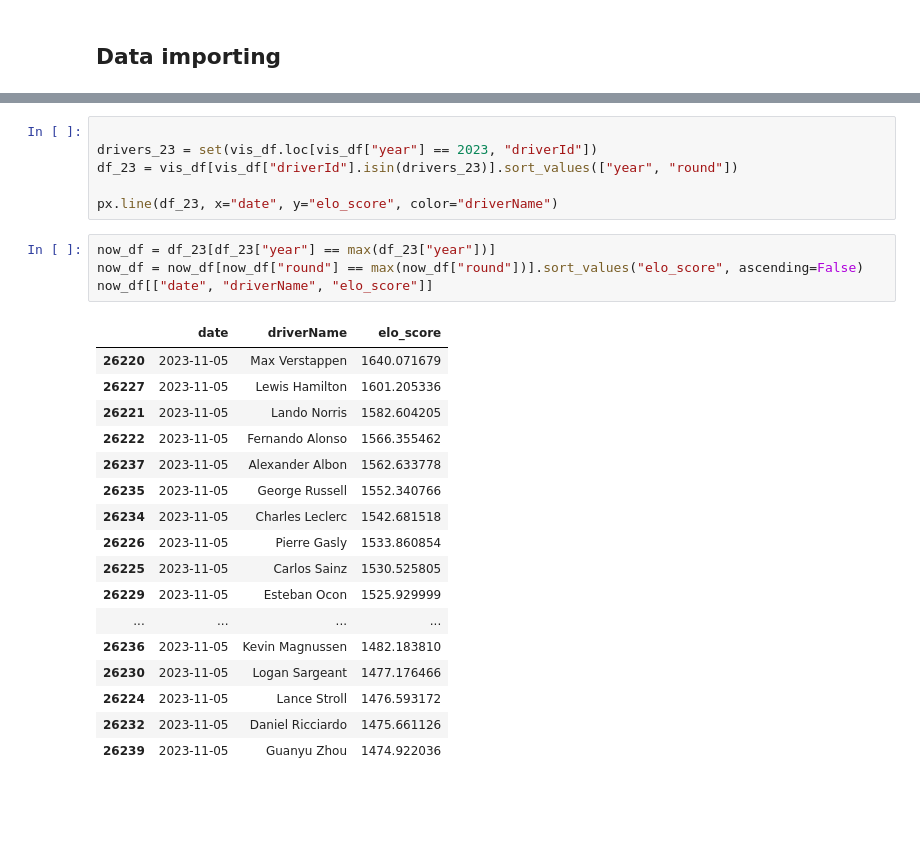
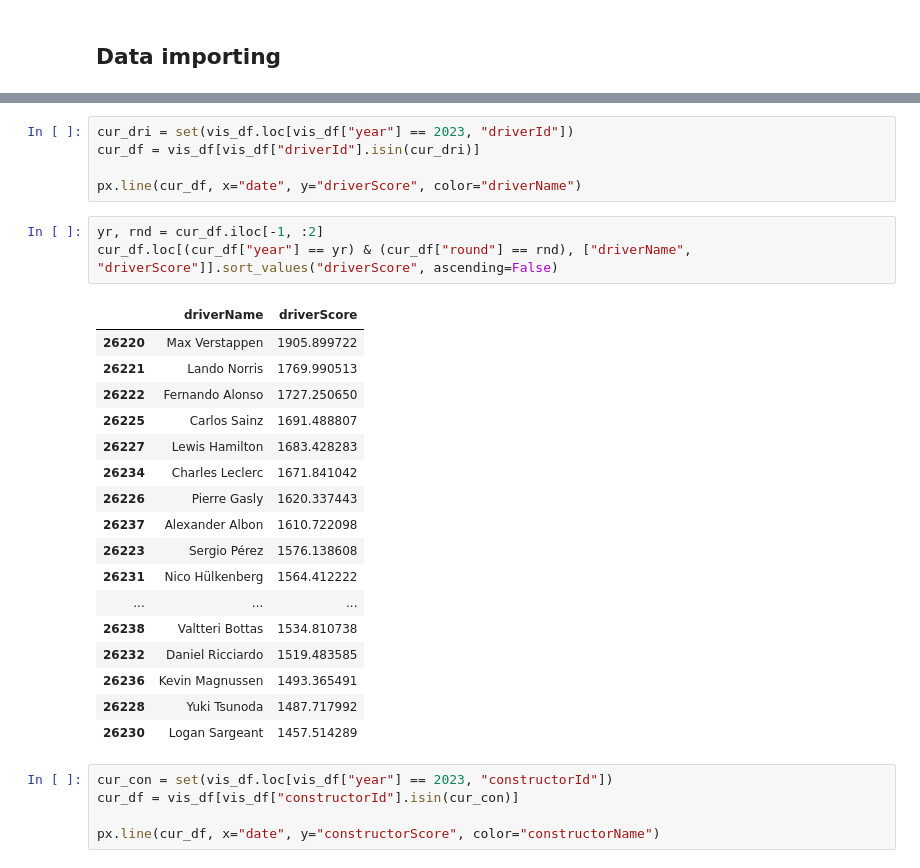
Before and after one commit to mwtmurphy/f1-rating-system, a Jupyter notebook: notebooks/prototyping.ipynb, the cells around one changed output, grey strips where cells are left out. Drawn from its saved outputs; the diff is of its cells as text; blank space fills up the shorter version.

```diff
--- a/notebooks/prototyping.ipynb
+++ b/notebooks/prototyping.ipynb
@@ -79,28 +39,31 @@ count_df
 # %%
+cur_dri = set(vis_df.loc[vis_df["year"] == 2023, "driverId"])
+cur_df = vis_df[vis_df["driverId"].isin(cur_dri)]
 
-drivers_23 = set(vis_df.loc[vis_df["year"] == 2023, "driverId"])
-df_23 = vis_df[vis_df["driverId"].isin(drivers_23)].sort_values(["year", "round"])
-
-px.line(df_23, x="date", y="elo_score", color="driverName")
+px.line(cur_df, x="date", y="driverScore", color="driverName")
-# %%
-now_df = df_23[df_23["year"] == max(df_23["year"])]
-now_df = now_df[now_df["round"] == max(now_df["round"])].sort_values("elo_score", ascending=False)
-now_df[["date", "driverName", "elo_score"]]
-# %% [output]
-|  | date | driverName | elo_score |
-| 26220 | 2023-11-05 | Max Verstappen | 1640.071679 |
-| 26227 | 2023-11-05 | Lewis Hamilton | 1601.205336 |
-| 26221 | 2023-11-05 | Lando Norris | 1582.604205 |
-| 26222 | 2023-11-05 | Fernando Alonso | 1566.355462 |
-| 26237 | 2023-11-05 | Alexander Albon | 1562.633778 |
-| 26235 | 2023-11-05 | George Russell | 1552.340766 |
-| 26234 | 2023-11-05 | Charles Leclerc | 1542.681518 |
-| 26226 | 2023-11-05 | Pierre Gasly | 1533.860854 |
-| 26225 | 2023-11-05 | Carlos Sainz | 1530.525805 |
-| 26229 | 2023-11-05 | Esteban Ocon | 1525.929999 |
-| ... | ... | ... | ... |
-| 26236 | 2023-11-05 | Kevin Magnussen | 1482.183810 |
-| 26230 | 2023-11-05 | Logan Sargeant | 1477.176466 |
-| 26224 | 2023-11-05 | Lance Stroll | 1476.593172 |
-| 26232 | 2023-11-05 | Daniel Ricciardo | 1475.661126 |
-| 26239 | 2023-11-05 | Guanyu Zhou | 1474.922036 |
+# %%
+yr, rnd = cur_df.iloc[-1, :2]
+cur_df.loc[(cur_df["year"] == yr) & (cur_df["round"] == rnd), ["driverName", "driverScore"]].sort_values("driverScore", ascending=False)
+# %% [output]
+|  | driverName | driverScore |
+| 26220 | Max Verstappen | 1905.899722 |
+| 26221 | Lando Norris | 1769.990513 |
+| 26222 | Fernando Alonso | 1727.250650 |
+| 26225 | Carlos Sainz | 1691.488807 |
+| 26227 | Lewis Hamilton | 1683.428283 |
+| 26234 | Charles Leclerc | 1671.841042 |
+| 26226 | Pierre Gasly | 1620.337443 |
+| 26237 | Alexander Albon | 1610.722098 |
+| 26223 | Sergio Pérez | 1576.138608 |
+| 26231 | Nico Hülkenberg | 1564.412222 |
+| ... | ... | ... |
+| 26238 | Valtteri Bottas | 1534.810738 |
+| 26232 | Daniel Ricciardo | 1519.483585 |
+| 26236 | Kevin Magnussen | 1493.365491 |
+| 26228 | Yuki Tsunoda | 1487.717992 |
+| 26230 | Logan Sargeant | 1457.514289 |
+# %%
+cur_con = set(vis_df.loc[vis_df["year"] == 2023, "constructorId"])
+cur_df = vis_df[vis_df["constructorId"].isin(cur_con)]
+
+px.line(cur_df, x="date", y="constructorScore", color="constructorName")
```
Also changed, not shown: parts of 8 cells of this notebook, 9 other files.
